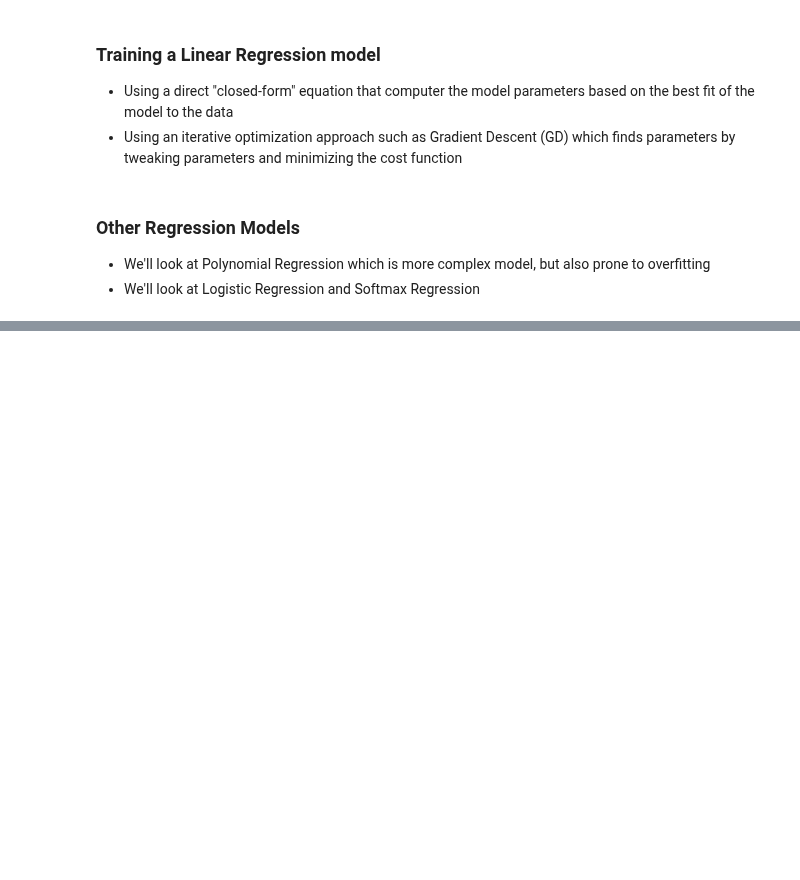
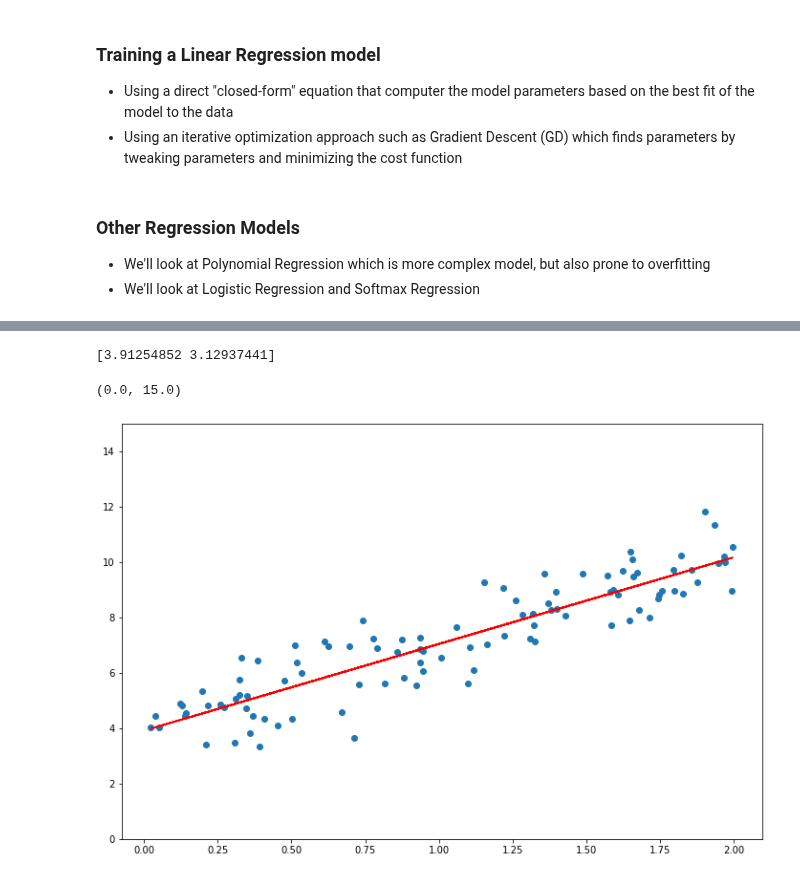
Before and after one commit to rileypeterson/ML, a Jupyter notebook: chapter4/notes.ipynb, the cells around one changed output, grey strips where cells are left out. Cells and saved outputs as stored; diff of their text form; code cells hidden in the pictures; blank space fills up the shorter version.

```diff
--- a/chapter4/notes.ipynb
+++ b/chapter4/notes.ipynb
@@ -45,0 +67,13 @@ The summation is over all the samples in the data set. So i = 1 is the first sam
+# %%
+_X = np.hstack((np.ones((len(X), 1)), X))
+t = np.linalg.inv(_X.T @ _X) @ _X.T @ y
+print(t.flatten())
+t = list(t.flatten())[::-1]
+f = np.poly1d(t)
+plt.scatter(X, y)
+plt.plot(X, f(X), "r")
+plt.ylim(0, 15)
+# %% [output]
+[3.91254852 3.12937441]
+(0.0, 15.0)
+[figure, added]
```
Also changed, not shown: parts of 16 cells of this notebook.
